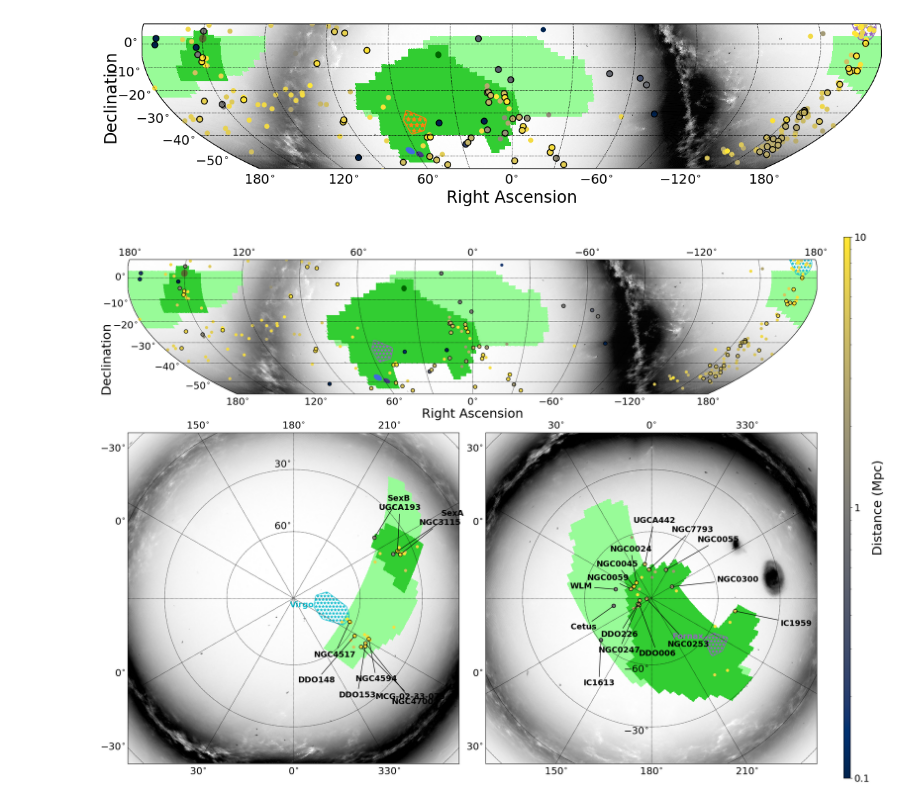
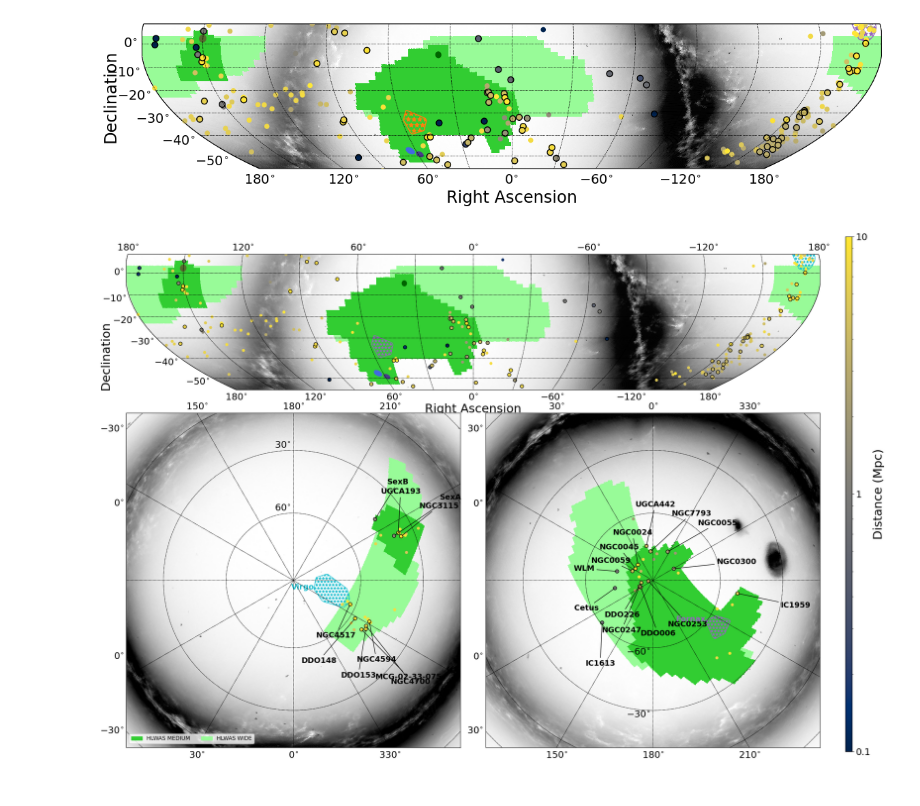
Before and after one commit to Dynamics-Penn/roman-nearfield, a Jupyter notebook: notebooks/ccs_footprints_nbgs.ipynb, the cells around one changed output. Cells and saved outputs as stored; diff of their text form; code cells hidden in the pictures.

```diff
--- a/notebooks/ccs_footprints_nbgs.ipynb
+++ b/notebooks/ccs_footprints_nbgs.ipynb
@@ -227,7 +291,7 @@ plt.show();
 # %% [output]
 [figure]
 # %%
-fig = plt.figure(10, figsize=(18, 14))
+fig = plt.figure(10, figsize=(19, 14))
 gs = plt.GridSpec(2, 3, height_ratios=[1, 2], width_ratios=[1, 1, 0.02])
 
 ax = fig.add_subplot(gs[0,:2])
@@ -308,7 +372,7 @@ sp_n, scatter_n = plot_polar_projection_nbgs_new(combined_map_gal,nbgs,
                                  'N',
                                  glabels=nbgs['Name'][nbgs_in_hlwas_north],
                                  annotate={'fontweight': 'bold', 'fontsize': 14},
-                                 scaled_gmap=scaled_gmap, ax=ax_n, no_legend=True, no_cbar=True)
+                                 scaled_gmap=scaled_gmap, ax=ax_n, no_legend=False, no_cbar=True)
 sp_n, ext_scatter_n = add_extra_galaxies(sp_n, scatter_n,glist=nbgs_in_hlwas_north_all)
 
 sp_n.ax.tick_params(axis="x", labelsize=ticksize)
@@ -317,6 +381,8 @@ sp_n.ax.tick_params(axis="y", labelsize=ticksize)
 v_patch = sp_n.ax.add_patch(mpatches.PathPatch(mpath.Path(sp_n.ax.projection.transform_points(*tuple(vhull_gal_buffer_poly_path.T))), facecolor=v_color, edgecolor=v_color, fill=False, hatch='**'))
 
 sp_n.ax.text(*tuple(vhull_gal_buffer_poly_path[vhull_gal_buffer_poly_path[:,1].argmax()+3]), 'Virgo', ha='right', color=v_color, fontweight='bold', fontsize=14)
+
+
 
 ################################################################
 
@@ -330,31 +396,32 @@ sp_s, ext_scatter_s = add_extra_galaxies(sp_s, scatter_s,glist=nbgs_in_hlwas_sou
 
 sp_s.ax.tick_params(axis="x", labelsize=ticksize)
 sp_s.ax.tick_params(axis="y", labelsize=ticksize)
 
 f_patch = sp_s.ax.add_patch(mpatches.PathPatch(mpath.Path(sp_s.ax.projection.transform_points(*tuple(fhull_gal_buffer_poly_path.T))), facecolor=f_color, edgecolor=f_color, fill=False, hatch='**'))
 
 sp_s.ax.text(*tuple(fhull_gal_buffer_poly_path[fhull_gal_buffer_poly_path[:,1].argmin()+3]), 'Fornax', ha='right', color=f_color, fontweight='bold', fontsize=14)
 
 ################################################################
 
 clim = np.percentile(np.hstack([scatter_cel.get_clim(), ext_scatter_cel.get_clim(), scatter_n.get_clim(), ext_scatter_n.get_clim(), scatter_s.get_clim(), ext_scatter_s.get_clim()]), [0,100])
 clim = [0.1, 10]
 
 scatter_cel.set_clim(clim)
 scatter_n.set_clim(clim)
 scatter_s.set_clim(clim)
 ext_scatter_cel.set_clim(clim)
 ext_scatter_n.set_clim(clim)
 ext_scatter_s.set_clim(clim)
 
 cb=plt.colorbar(scatter_cel, cax=ax_cbar, format=ticker.FuncFormatter(lambda y, _: '{:g}'.format(y)))
 cb.set_label(label='Distance (Mpc)', size=labelsize)
 cb.ax.tick_params(labelsize=ticksize, )
 
 ################################################################
 
 fig.subplots_adjust(bottom=2*fig.subplotpars.bottom,wspace=2*fig.subplotpars.wspace,hspace=3*fig.subplotpars.hspace)
 
+fig.savefig('../figures/nbgs_all.png',dpi=300)
 #fig.show()
 # %% [output]
-[figure, old version]
+[figure, new version]
```
Also changed, not shown: parts of 5 cells of this notebook, 1 other file.
